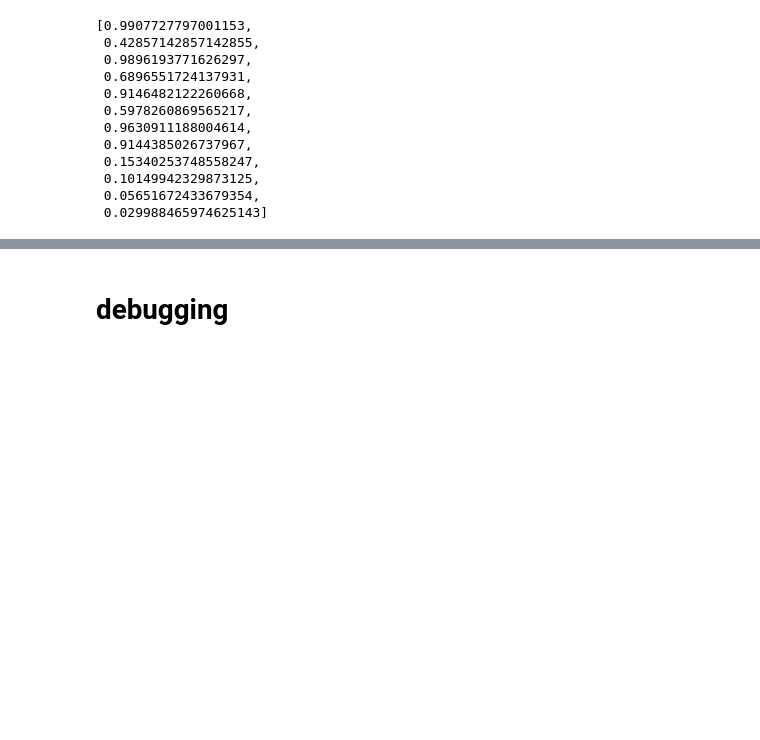
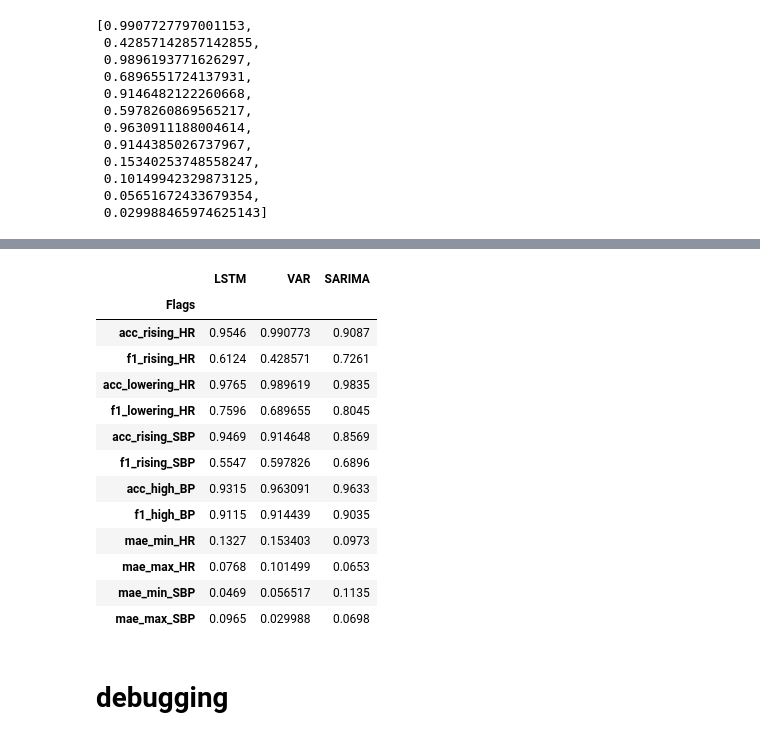
Before and after one commit to PKing70/Sentinel, a Jupyter notebook: VAR/VAR.ipynb, the cells around one changed output, grey strips where cells are left out. Cells and saved outputs as stored; diff of their text form; code cells hidden in the pictures; blank space fills up the shorter version.

Commit message:
added dummy metrics table

```diff
--- a/VAR/VAR.ipynb
+++ b/VAR/VAR.ipynb
@@ -526,3 +504,0 @@ df_vitals[df_vitals.patient_uuid == 19441941]
-# %%
-a,b,c,d = var_model(19441941)
-c
@@ -966,3 +964,7 @@ algo_metrics
  0.10149942329873125,
  0.05651672433679354,
  0.029988465974625143]
+# %%
+dummy_algo_df = pd.DataFrame(algo_metrics, index=algo_metrics_index, columns=['VAR'])
+dummy_algo_df.index.name = 'Flags'
+dummy_algo_df
@@ -969,3 +986,23 @@ algo_metrics
+# %%
+dummy_algo_df['LSTM'] = [.9546, .6124, .9765, .7596, .9469, .5547, .9315, .9115, .1327, .0768, .0469, .0965]
+dummy_algo_df['SARIMA'] = [.9087, .7261, .9835, .8045, .8569, .6896, .9633, .9035, .0973, .0653, .1135, .0698]
+dummy_algo_df = dummy_algo_df[['LSTM', 'VAR', 'SARIMA']]
+dummy_algo_df
+# %% [output]
+|  | LSTM | VAR | SARIMA |
+| Flags |  |  |  |
+| acc_rising_HR | 0.9546 | 0.990773 | 0.9087 |
+| f1_rising_HR | 0.6124 | 0.428571 | 0.7261 |
+| acc_lowering_HR | 0.9765 | 0.989619 | 0.9835 |
+| f1_lowering_HR | 0.7596 | 0.689655 | 0.8045 |
+| acc_rising_SBP | 0.9469 | 0.914648 | 0.8569 |
+| f1_rising_SBP | 0.5547 | 0.597826 | 0.6896 |
+| acc_high_BP | 0.9315 | 0.963091 | 0.9633 |
+| f1_high_BP | 0.9115 | 0.914439 | 0.9035 |
+| mae_min_HR | 0.1327 | 0.153403 | 0.0973 |
+| mae_max_HR | 0.0768 | 0.101499 | 0.0653 |
+| mae_min_SBP | 0.0469 | 0.056517 | 0.1135 |
+| mae_max_SBP | 0.0965 | 0.029988 | 0.0698 |
 # %% [markdown]
 # debugging
 # %%
```
Also changed, not shown: parts of 13 cells of this notebook.
